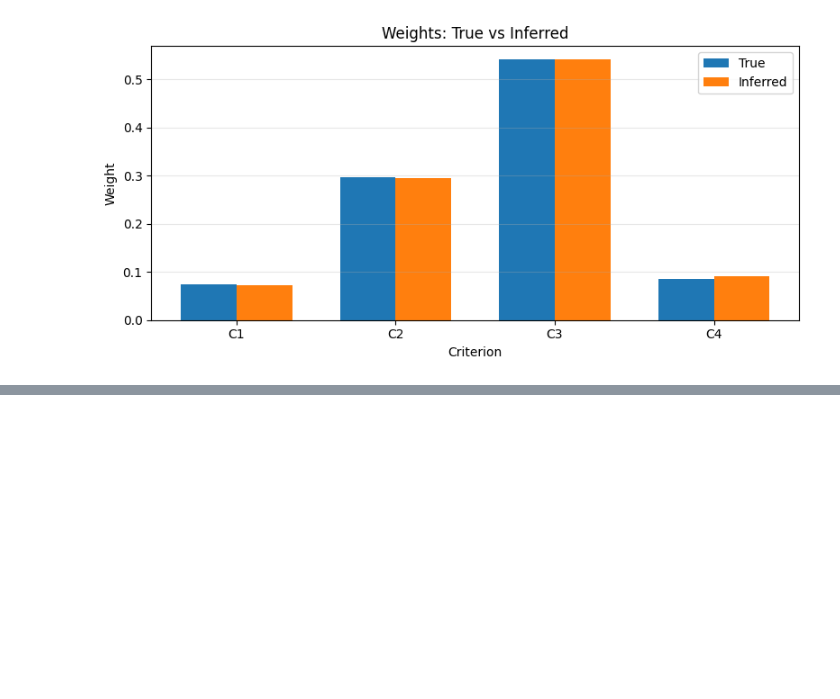
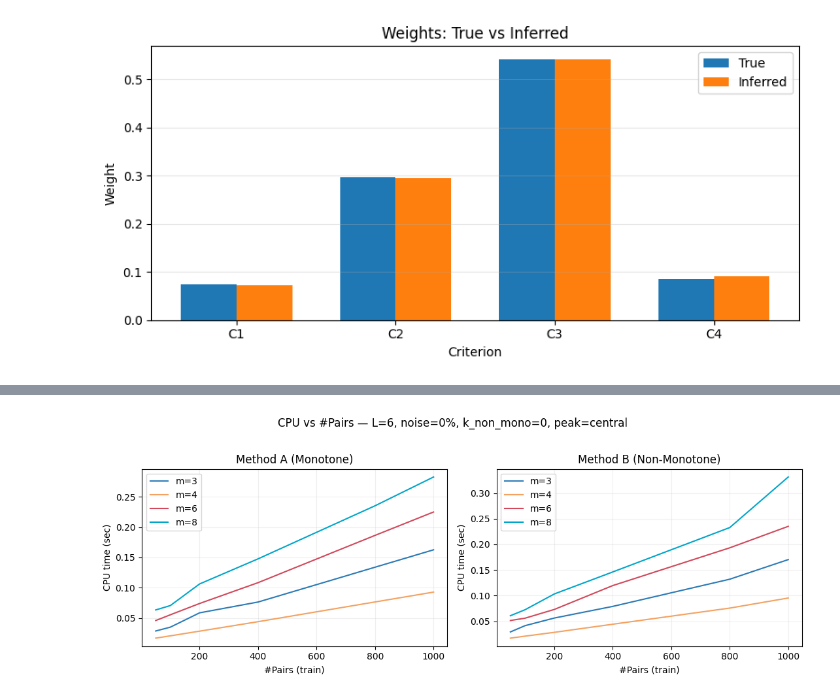
Before and after one commit to MathysBgh/UTA_project, a Jupyter notebook: uta.ipynb, the cells around one changed output, grey strips where cells are left out. Cells and saved outputs as stored; diff of their text form; code cells hidden in the pictures; blank space fills up the shorter version.

```diff
--- a/uta.ipynb
+++ b/uta.ipynb
@@ -184,0 +728,4 @@ plot_value_functions_and_weights(gt, inf, mode="weighted")
+# %%
+plot_cpu_vs_pairs_clean(df, L=6, noise=0, k_non_mono=0, peak_type="central")
+# %% [output]
+[figure, added]
```
Also changed, not shown: parts of 13 cells of this notebook, 23 other files.
